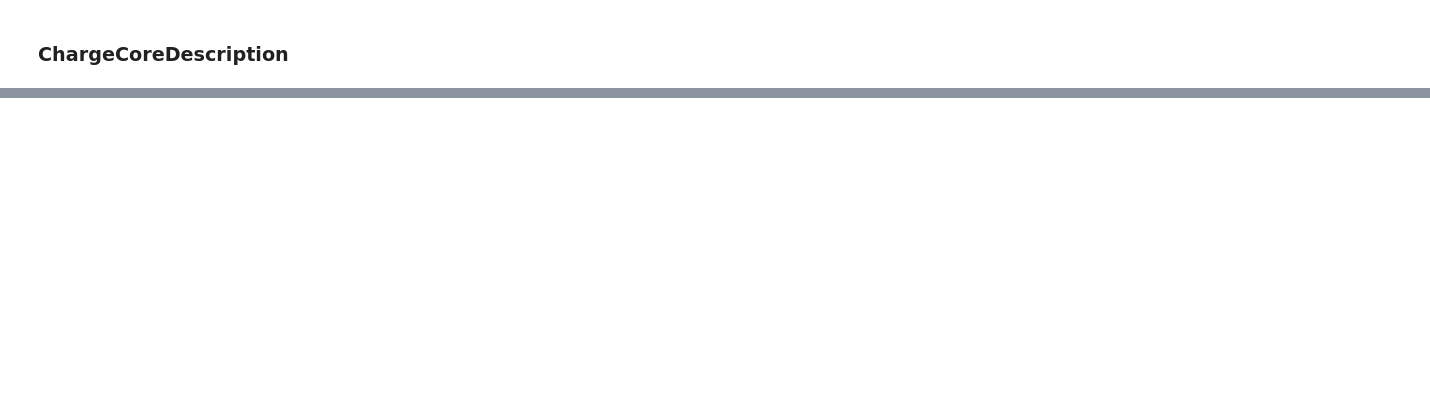
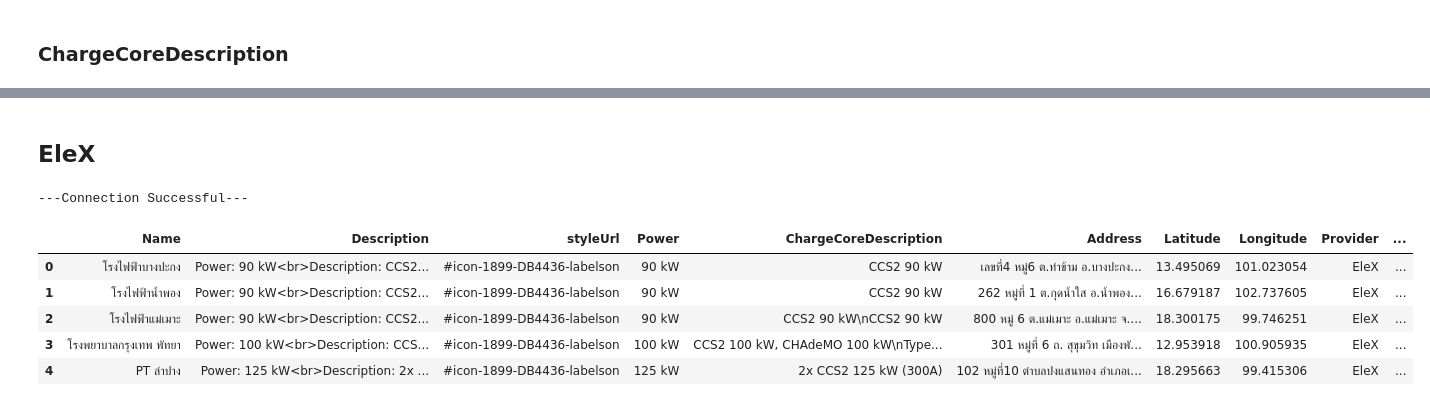
Before and after one commit to Mahmimi/EVChargerPlanner, a Jupyter notebook: code/Transform.ipynb, the cells around one changed output, grey strips where cells are left out. Cells and saved outputs as stored; diff of their text form; code cells hidden in the pictures; blank space fills up the shorter version.

```diff
--- a/code/Transform.ipynb
+++ b/code/Transform.ipynb
@@ -142,0 +548,13 @@ ptt_data
+# %% [markdown]
+## EleX
+# %%
+elex_data = fetchdata('EleX')
+elex_data.head()
+# %% [output]
+---Connection Successful---
+|  | Name | Description | styleUrl | Power | ChargeCoreDescription | Address | Latitude | Longitude | Provider | ... |
+| 0 | โรงไฟฟ้าบางปะกง | Power: 90 kW<br>Description: CCS2... | #icon-1899-DB4436-labelson | 90 kW | CCS2 90 kW | เลขที่4 หมู่6 ต.ท่าข้าม อ.บางปะกง... | 13.495069 | 101.023054 | EleX | ... |
+| 1 | โรงไฟฟ้าน้ำพอง | Power: 90 kW<br>Description: CCS2... | #icon-1899-DB4436-labelson | 90 kW | CCS2 90 kW | 262 หมู่ที่ 1 ต.กุดน้ำใส อ.น้ำพอง... | 16.679187 | 102.737605 | EleX | ... |
+| 2 | โรงไฟฟ้าแม่เมาะ | Power: 90 kW<br>Description: CCS2... | #icon-1899-DB4436-labelson | 90 kW | CCS2 90 kW\nCCS2 90 kW | 800 หมู่ 6 ต.แม่เมาะ อ.แม่เมาะ จ.... | 18.300175 | 99.746251 | EleX | ... |
+| 3 | โรงพยาบาลกรุงเทพ พัทยา | Power: 100 kW<br>Description: CCS... | #icon-1899-DB4436-labelson | 100 kW | CCS2 100 kW, CHAdeMO 100 kW\nType... | 301 หมู่ที่ 6 ถ. สุขุมวิท เมืองพั... | 12.953918 | 100.905935 | EleX | ... |
+| 4 | PT ลำปาง | Power: 125 kW<br>Description: 2x ... | #icon-1899-DB4436-labelson | 125 kW | 2x CCS2 125 kW (300A) | 102 หมู่ที่10 ตำบลปงแสนทอง อำเภอเ... | 18.295663 | 99.415306 | EleX | ... |
```
Also changed, not shown: parts of 56 cells of this notebook.
